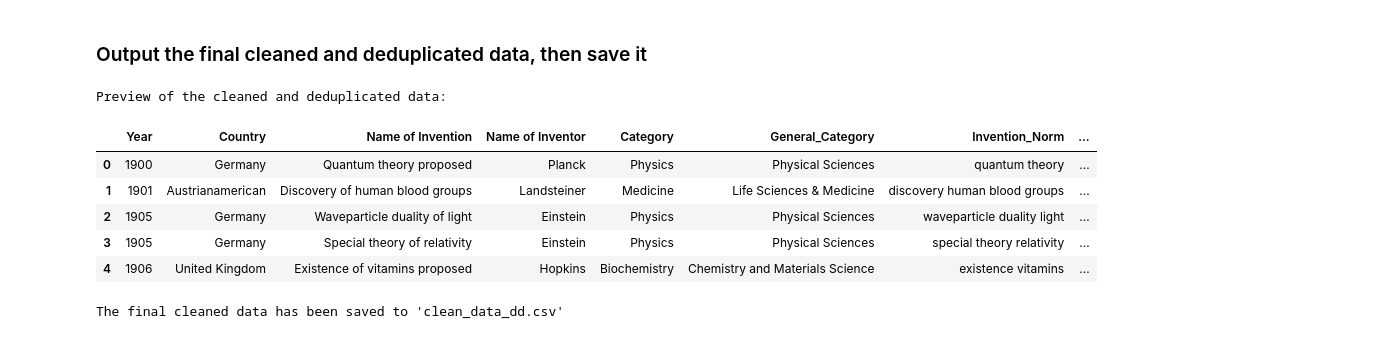
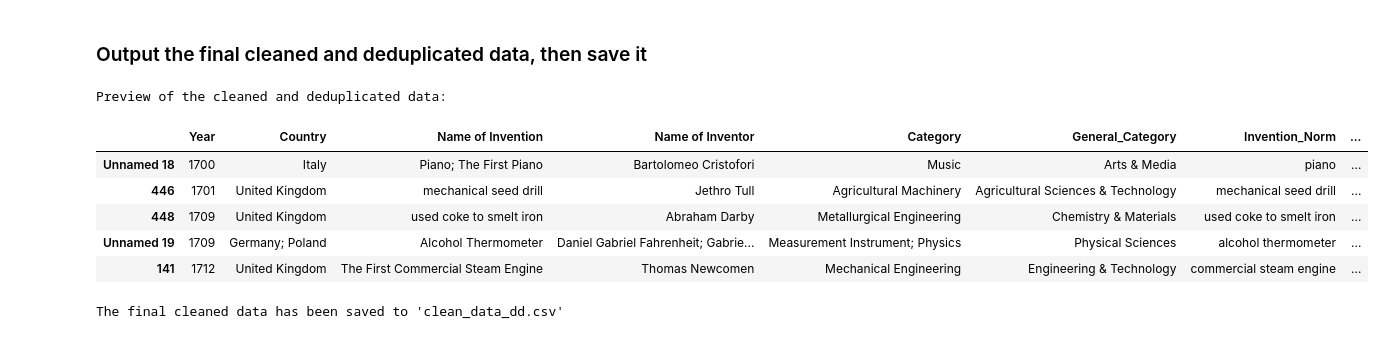
Before and after one commit to Foster-Ellis/DALAS-EDA-PROJECT, a Jupyter notebook: src/clean_scripts/data_clean.ipynb, the cells around one changed output. Cells and saved outputs as stored; diff of their text form; code cells hidden in the pictures.

```diff
--- a/src/clean_scripts/data_clean.ipynb
+++ b/src/clean_scripts/data_clean.ipynb
@@ -240,24 +333,40 @@ Wales
 ### Standardised Country Names
 Define country similar name mapping (all keys are lowercase)
 # %%
+# Expanded mapping of variants and demonyms to a single canonical name
 country_mapping = {
     "british": "United Kingdom",
     "britain": "United Kingdom",
     "england": "United Kingdom",
     "wales": "United Kingdom",
     "scotland": "United Kingdom",
+    "uk": "United Kingdom",
+    "united kingdom": "United Kingdom",
     "usa": "United States",
     "us": "United States",
+    "american": "United States",
+    "united states": "United States",
     "soviet union": "Russia",
+    "austrian": "Austria",
+    "hungarian": "Hungary",
+    "egyptian": "Egypt",
+    "korean": "South Korea",
+    "dutch": "Netherlands",
+    # special case: hyphenated demonyms
+    "austrian-american": "Austria; United States",
+    # preserve literal tokens
+    "international": "International",
+    "multiple": "Multiple"
 }
 
-# Standardise the Country field, using the standardize_country function defined previously
+# Apply the already-defined standardize_country function
 df_clean['Country'] = df_clean['Country'].apply(lambda x: standardize_country(x, country_mapping))
 
-# Output standardised list of country names
-std_countries = df_clean['Country'].dropna().unique()
+# Print out the final sorted list of unique country names
+std_countries = sorted(df_clean['Country'].dropna().unique())
+
 print("Standardised list of country names:")
-for c in sorted(std_countries):
-    print(c)
+for country in std_countries:
+    print(f"- {country}")
 # %% [output]
 Standardised list of country names:
@@ -402,18 +509,32 @@ Number of records after deduplication: 435
+# %%
+# Keep only the first year if there are multiple (e.g. “1853; 1867”) and convert to int
+df_dedup['Year'] = (
+    df_dedup['Year']
+    .astype(str)
+    .str.split(';')   # split on semicolon
+    .str[0]           # take the first piece
+    .astype(int)      # convert to integer
+)
+
+# Now you can safely sort by Year
+df_dedup.sort_values(by='Year', inplace=True)
 # %% [markdown]
 ### Output the final cleaned and deduplicated data, then save it
 # %%
 print("Preview of the cleaned and deduplicated data:")
 display(df_dedup.head())
 
-# Save to a new CSV file to avoid overwriting the original file
+# Remove the temporary normalization columns
+df_dedup.drop(['Invention_Norm', 'Inventor_Norm'], axis=1, inplace=True)
+
 df_dedup.to_csv('../../raw_data/clean_data/clean_data_dd.csv', index=False)
 print("The final cleaned data has been saved to 'clean_data_dd.csv'")
 # %% [output]
 Preview of the cleaned and deduplicated data:
 |  | Year | Country | Name of Invention | Name of Inventor | Category | General_Category | Invention_Norm | ... |
-| 0 | 1900 | Germany | Quantum theory proposed | Planck | Physics | Physical Sciences | quantum theory | ... |
-| 1 | 1901 | Austrianamerican | Discovery of human blood groups | Landsteiner | Medicine | Life Sciences & Medicine | discovery human blood groups | ... |
-| 2 | 1905 | Germany | Waveparticle duality of light | Einstein | Physics | Physical Sciences | waveparticle duality light | ... |
-| 3 | 1905 | Germany | Special theory of relativity | Einstein | Physics | Physical Sciences | special theory relativity | ... |
-| 4 | 1906 | United Kingdom | Existence of vitamins proposed | Hopkins | Biochemistry | Chemistry and Materials Science | existence vitamins | ... |
+| Unnamed 18 | 1700 | Italy | Piano; The First Piano | Bartolomeo Cristofori | Music | Arts & Media | piano | ... |
+| 446 | 1701 | United Kingdom | mechanical seed drill | Jethro Tull | Agricultural Machinery | Agricultural Sciences & Technology | mechanical seed drill | ... |
+| 448 | 1709 | United Kingdom | used coke to smelt iron | Abraham Darby | Metallurgical Engineering | Chemistry & Materials | used coke to smelt iron | ... |
+| Unnamed 19 | 1709 | Germany; Poland | Alcohol Thermometer | Daniel Gabriel Fahrenheit; Gabrie... | Measurement Instrument; Physics | Physical Sciences | alcohol thermometer | ... |
+| 141 | 1712 | United Kingdom | The First Commercial Steam Engine | Thomas Newcomen | Mechanical Engineering | Engineering & Technology | commercial steam engine | ... |
 The final cleaned data has been saved to 'clean_data_dd.csv'
```
Also changed, not shown: parts of 10 cells of this notebook, 5 other files.
